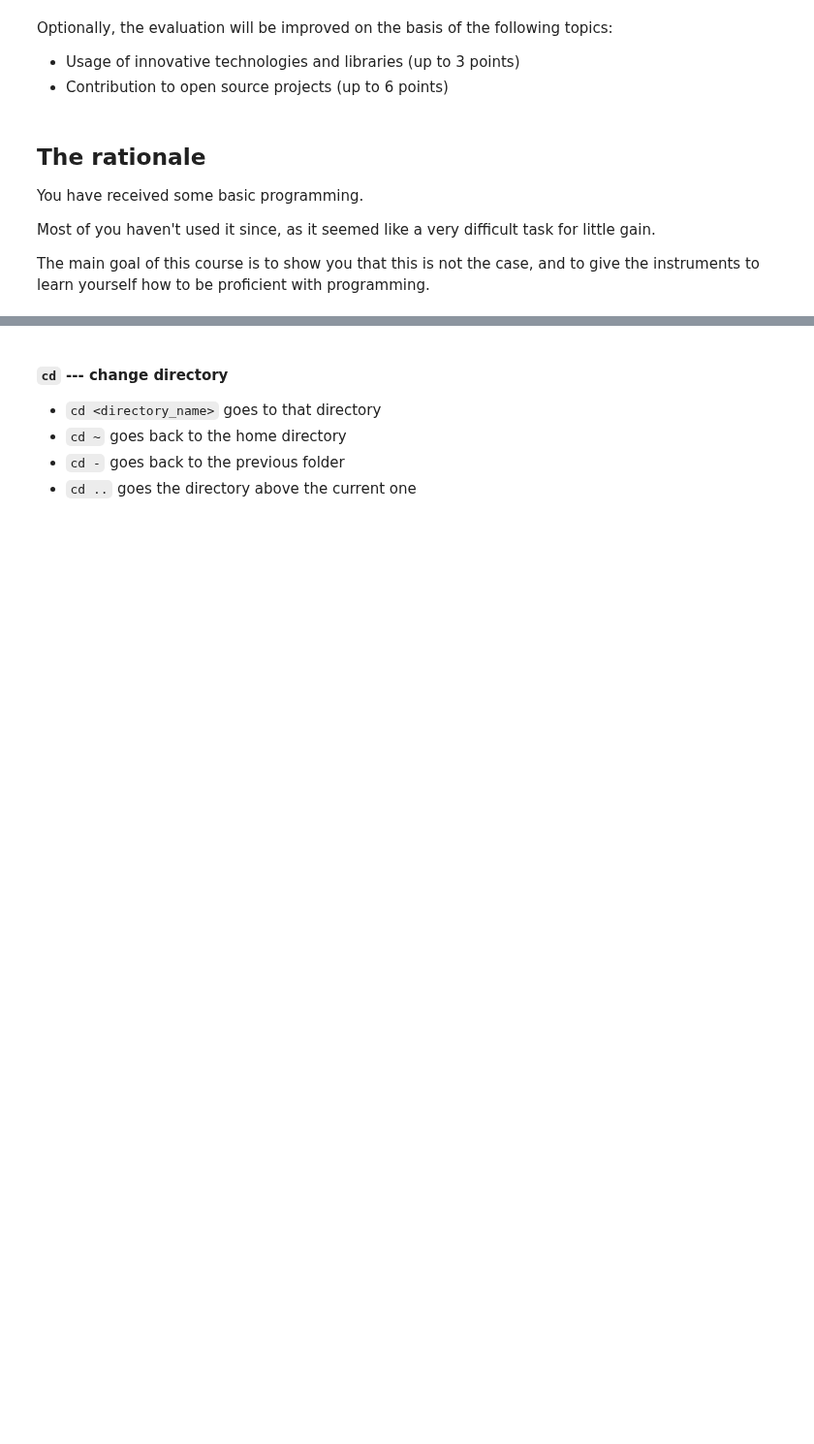
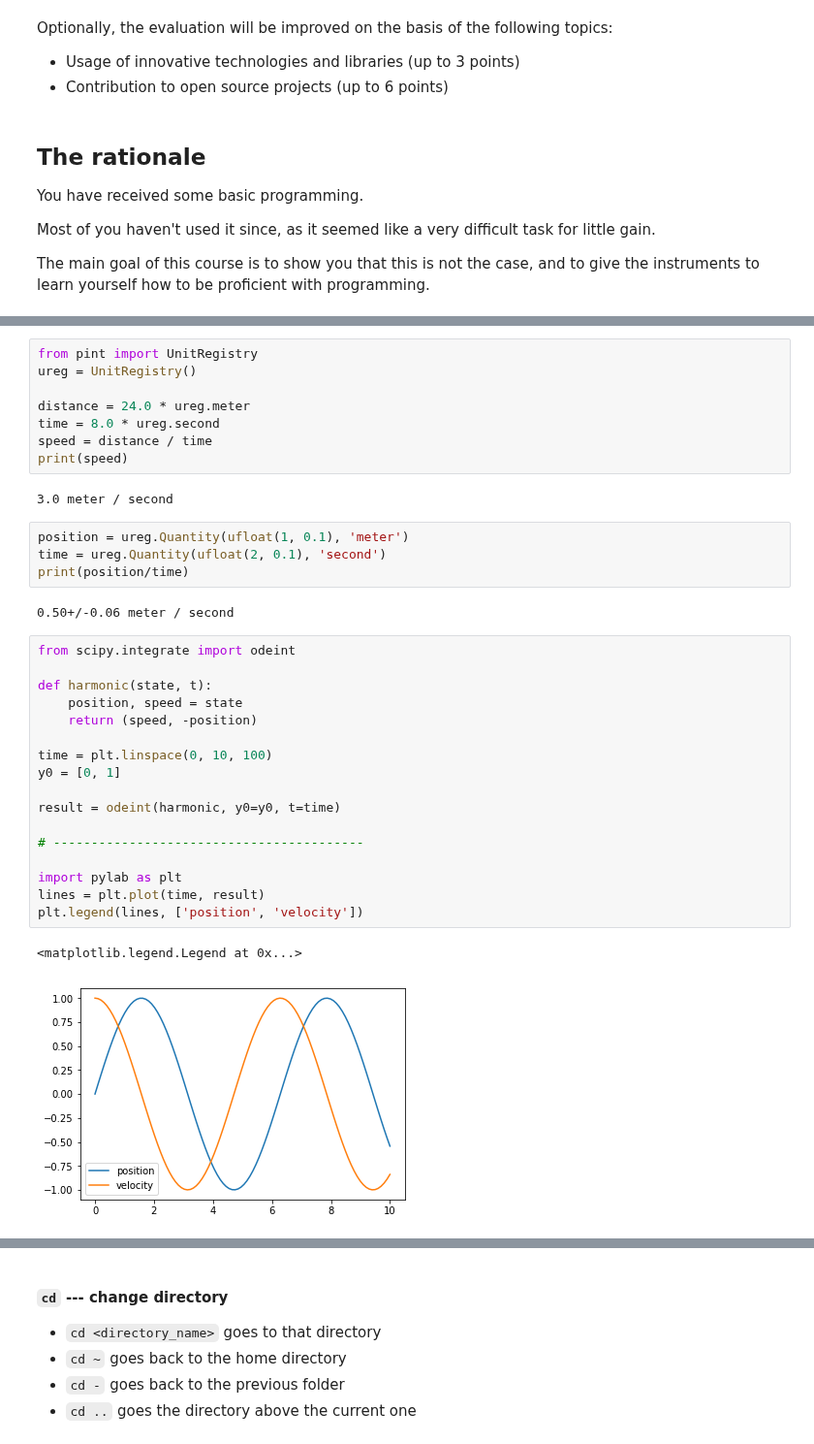
Before and after one commit to UniboDIFABiophysics/programmingCourseDIFA, a Jupyter notebook: Lesson 1 - introduction.ipynb, the cells around one changed output, grey strips where cells are left out. Shown at 97% size. Drawn from its saved outputs; the diff is of its cells as text; blank space fills up the shorter version.

```diff
--- a/Lesson 1 - introduction.ipynb
+++ b/Lesson 1 - introduction.ipynb
@@ -61,0 +109,36 @@ The main goal of this course is to show you that this is not the case, and to gi
+# %%
+from pint import UnitRegistry
+ureg = UnitRegistry()
+
+distance = 24.0 * ureg.meter
+time = 8.0 * ureg.second
+speed = distance / time
+print(speed)
+# %% [output]
+3.0 meter / second
+# %%
+position = ureg.Quantity(ufloat(1, 0.1), 'meter')
+time = ureg.Quantity(ufloat(2, 0.1), 'second')
+print(position/time)
+# %% [output]
+0.50+/-0.06 meter / second
+# %%
+from scipy.integrate import odeint
+
+def harmonic(state, t):
+    position, speed = state
+    return (speed, -position)
+
+time = plt.linspace(0, 10, 100)
+y0 = [0, 1]
+
+result = odeint(harmonic, y0=y0, t=time)
+
+# -----------------------------------------
+
+import pylab as plt
+lines = plt.plot(time, result)
+plt.legend(lines, ['position', 'velocity'])
+# %% [output]
+<matplotlib.legend.Legend at 0x...>
+[figure, added]
```
Also changed, not shown: parts of 53 cells of this notebook, 6 other files.
